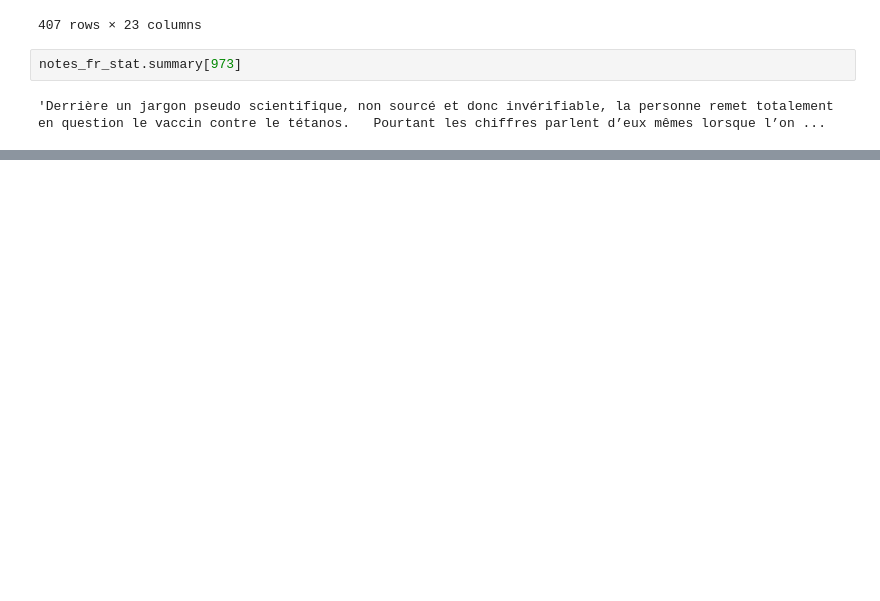
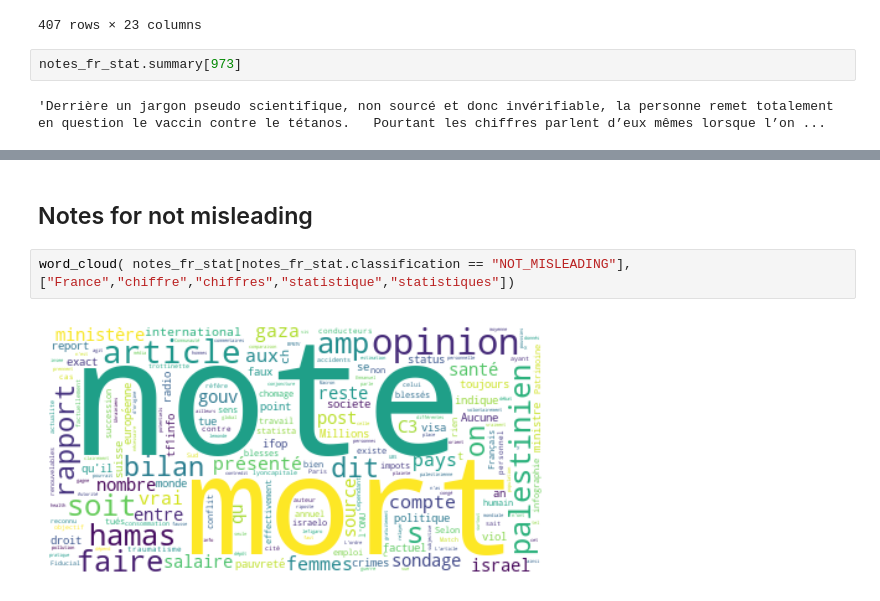
Before and after one commit to clement2323/test_twitter, a Jupyter notebook: tweetsAndNotes.ipynb, the cells around one changed output, grey strips where cells are left out. Saved outputs shown, nothing was run; the diff lists cells and outputs as text; blank space fills up the shorter version.

```diff
--- a/tweetsAndNotes.ipynb
+++ b/tweetsAndNotes.ipynb
@@ -136,0 +215,6 @@ notes_fr_stat.summary[973]
+# %% [markdown]
+## Notes for not misleading
+# %%
+word_cloud( notes_fr_stat[notes_fr_stat.classification == "NOT_MISLEADING"],["France","chiffre","chiffres","statistique","statistiques"])
+# %% [output]
+[figure, added]
```
Also changed, not shown: parts of 13 cells of this notebook.
